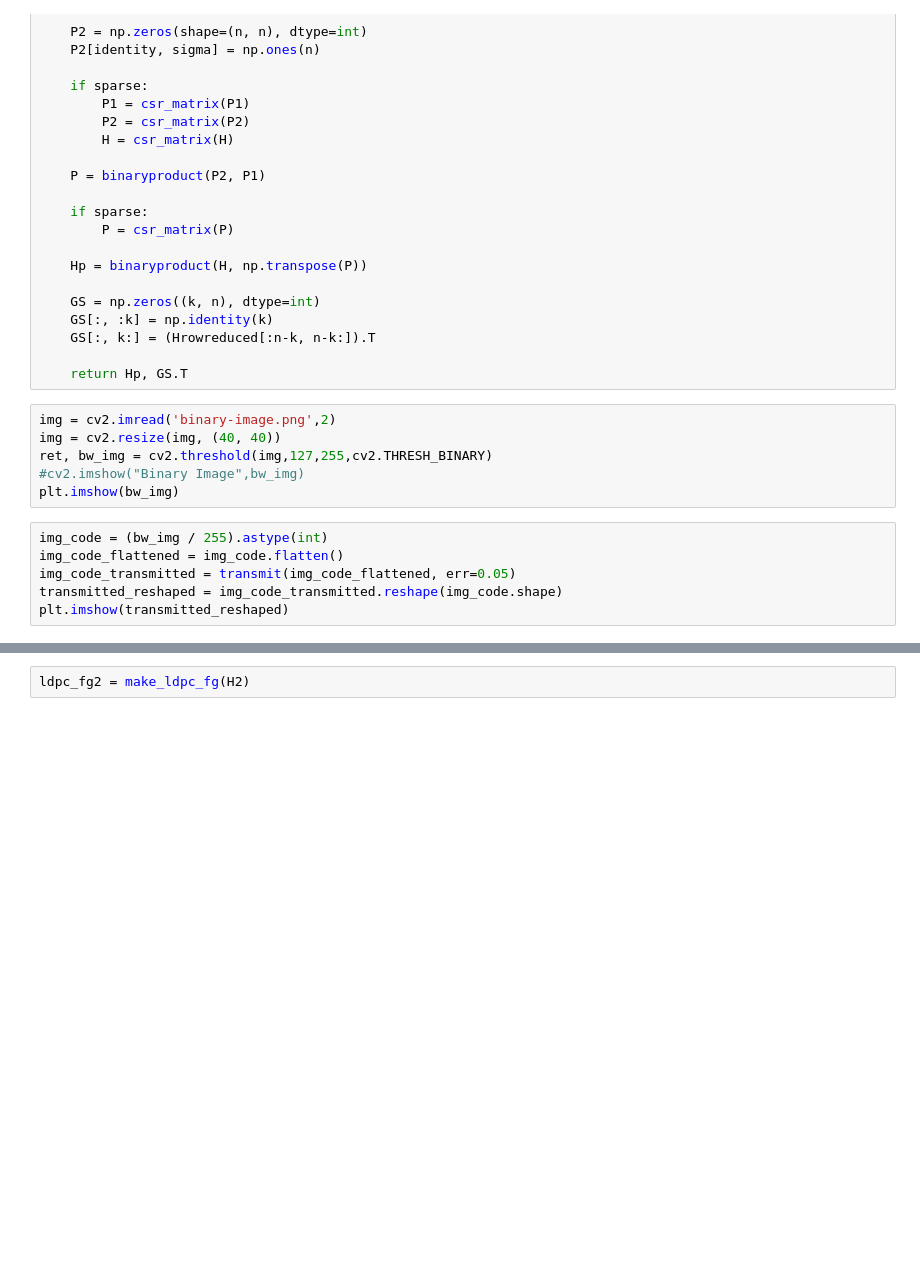
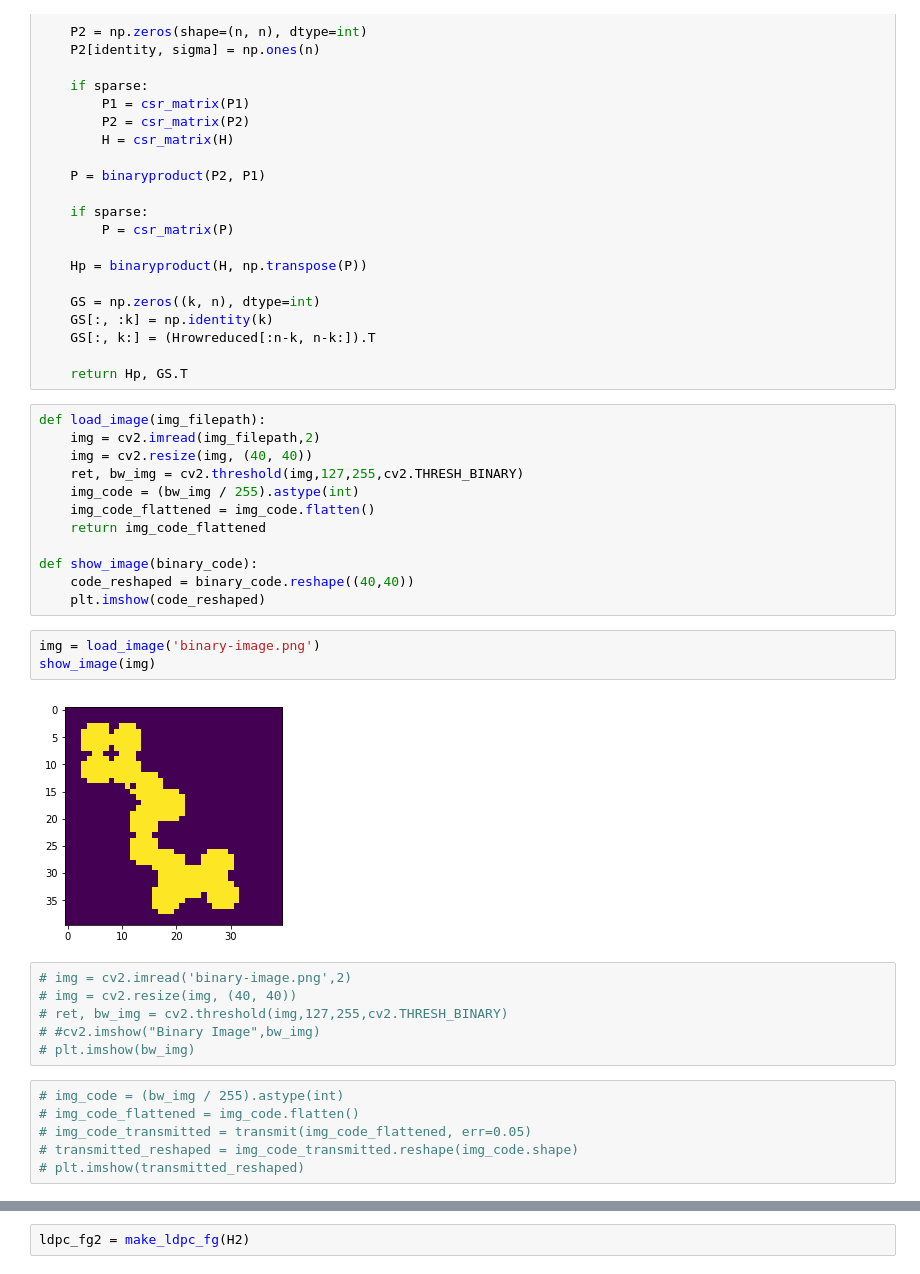
Before and after one commit to nyjgary/probabilistic-graphical-models, a Jupyter notebook: hwk3-bp/belief-propagation.ipynb, the cells around one changed output, grey strips where cells are left out. Saved outputs shown, nothing was run; the diff lists cells and outputs as text; blank space fills up the shorter version.

Commit message:
convert img to binary and vice versa

```diff
--- a/hwk3-bp/belief-propagation.ipynb
+++ b/hwk3-bp/belief-propagation.ipynb
@@ -842,15 +842,32 @@ def coding_matrix_systematic(X, sparse=True):
     GS[:, k:] = (Hrowreduced[:n-k, n-k:]).T
 
     return Hp, GS.T
+# %%
+def load_image(img_filepath):
+    img = cv2.imread(img_filepath,2)
+    img = cv2.resize(img, (40, 40))
+    ret, bw_img = cv2.threshold(img,127,255,cv2.THRESH_BINARY)
+    img_code = (bw_img / 255).astype(int)
+    img_code_flattened = img_code.flatten()
+    return img_code_flattened
+
+def show_image(binary_code):
+    code_reshaped = binary_code.reshape((40,40))
+    plt.imshow(code_reshaped)
+# %%
+img = load_image('binary-image.png')
+show_image(img)
+# %% [output]
+[figure, added]
 # %%
-img = cv2.imread('binary-image.png',2)
-img = cv2.resize(img, (40, 40))
-ret, bw_img = cv2.threshold(img,127,255,cv2.THRESH_BINARY)
-#cv2.imshow("Binary Image",bw_img)
-plt.imshow(bw_img)
+# img = cv2.imread('binary-image.png',2)
+# img = cv2.resize(img, (40, 40))
+# ret, bw_img = cv2.threshold(img,127,255,cv2.THRESH_BINARY)
+# #cv2.imshow("Binary Image",bw_img)
+# plt.imshow(bw_img)
 # %%
-img_code = (bw_img / 255).astype(int)
-img_code_flattened = img_code.flatten()
-img_code_transmitted = transmit(img_code_flattened, err=0.05)
-transmitted_reshaped = img_code_transmitted.reshape(img_code.shape)
-plt.imshow(transmitted_reshaped)
+# img_code = (bw_img / 255).astype(int)
+# img_code_flattened = img_code.flatten()
+# img_code_transmitted = transmit(img_code_flattened, err=0.05)
+# transmitted_reshaped = img_code_transmitted.reshape(img_code.shape)
+# plt.imshow(transmitted_reshaped)
```
Also changed, not shown: parts of 5 cells of this notebook.
